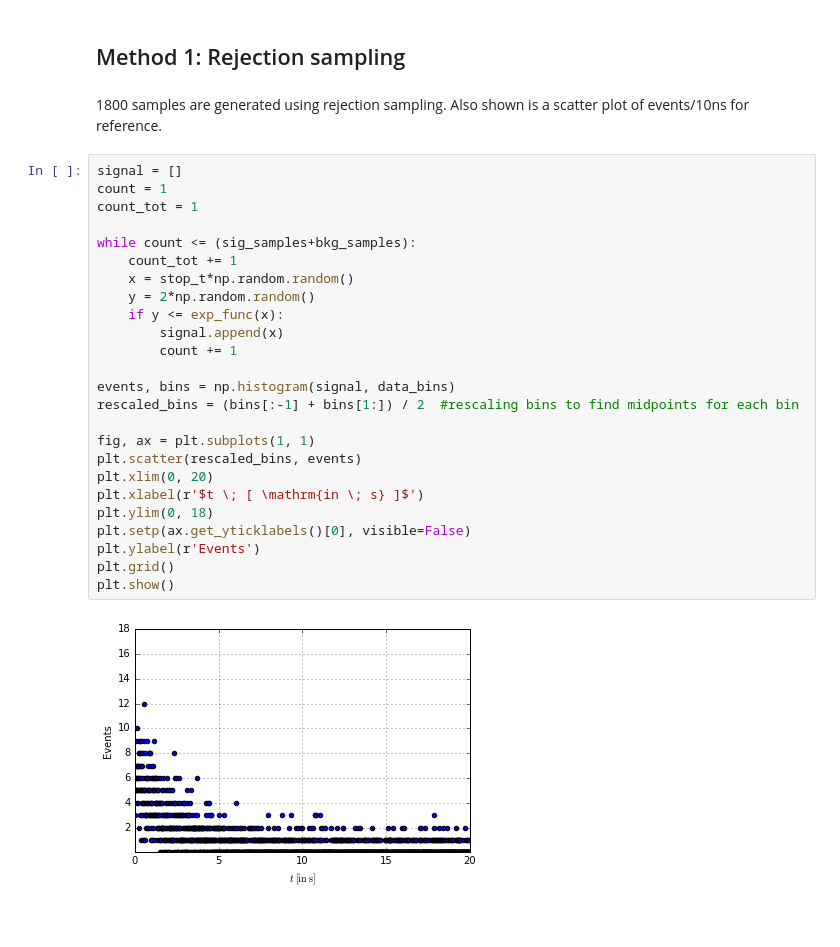
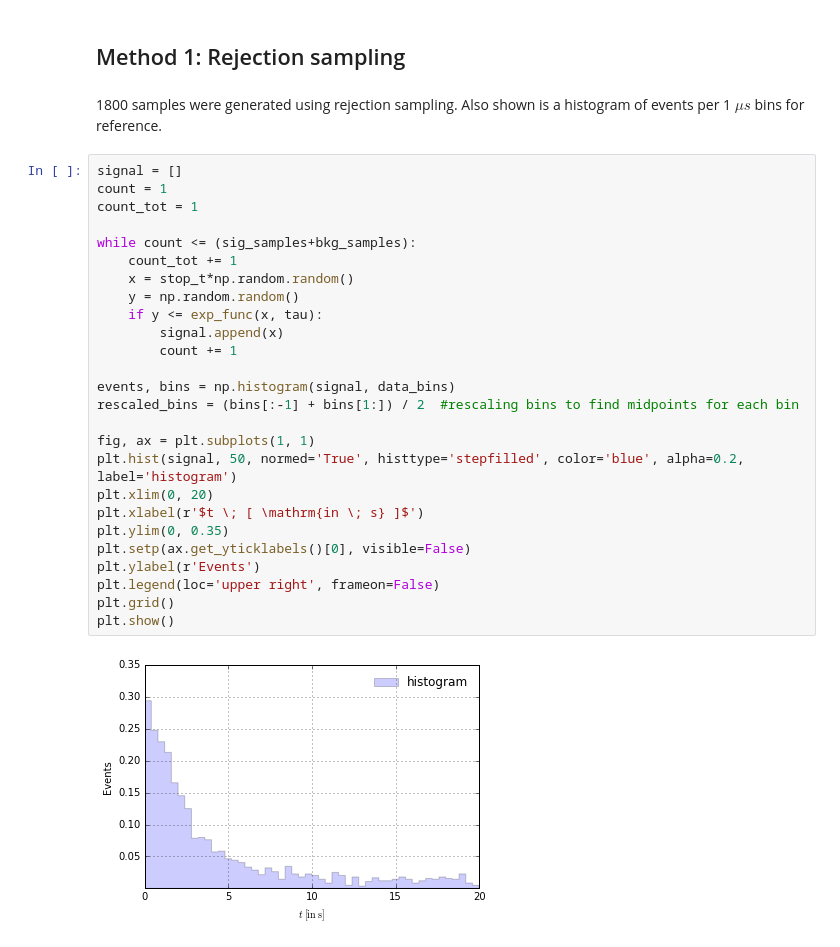
Before and after one commit to jtbuch/PHYS2010-F17-examples, a Jupyter notebook: muon_jupyter.ipynb, the cells around one changed output. Saved outputs shown, nothing was run; the diff lists cells and outputs as text.

```diff
--- a/muon_jupyter.ipynb
+++ b/muon_jupyter.ipynb
@@ -30,31 +30,32 @@ def exp_func(t, lifetime):
 # %% [markdown]
 ## Method 1: Rejection sampling
 # %% [markdown]
-1800 samples are generated using rejection sampling. Also shown is a scatter plot of events/10ns for reference.
+1800 samples were generated using rejection sampling. Also shown is a histogram of events per 1 $\mu s$ bins for reference.
 # %%
 signal = []
 count = 1
 count_tot = 1
 
 while count <= (sig_samples+bkg_samples):
 	count_tot += 1
 	x = stop_t*np.random.random()
-	y = 2*np.random.random()
-	if y <= exp_func(x):
+	y = np.random.random()
+	if y <= exp_func(x, tau):
 		signal.append(x)
 		count += 1
 
 events, bins = np.histogram(signal, data_bins)
 rescaled_bins = (bins[:-1] + bins[1:]) / 2  #rescaling bins to find midpoints for each bin
 
 fig, ax = plt.subplots(1, 1)
-plt.scatter(rescaled_bins, events)
+plt.hist(signal, 50, normed='True', histtype='stepfilled', color='blue', alpha=0.2, label='histogram')
 plt.xlim(0, 20)
 plt.xlabel(r'$t \; [ \mathrm{in \; s} ]$')
-plt.ylim(0, 18)
+plt.ylim(0, 0.35)
 plt.setp(ax.get_yticklabels()[0], visible=False)
 plt.ylabel(r'Events')
+plt.legend(loc='upper right', frameon=False)
 plt.grid()
 plt.show()
 # %% [output]
-[figure, old version]
+[figure, new version]
```
Also changed, not shown: parts of 23 cells of this notebook.
